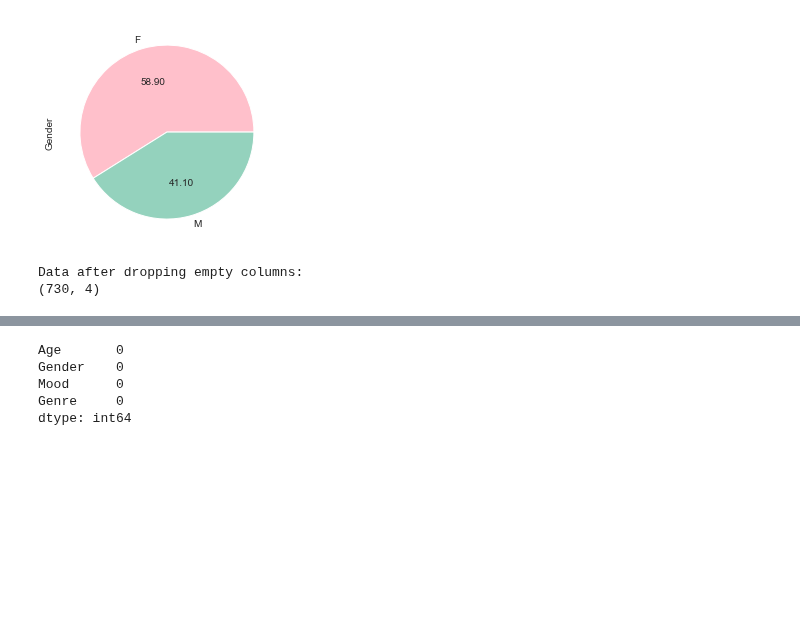
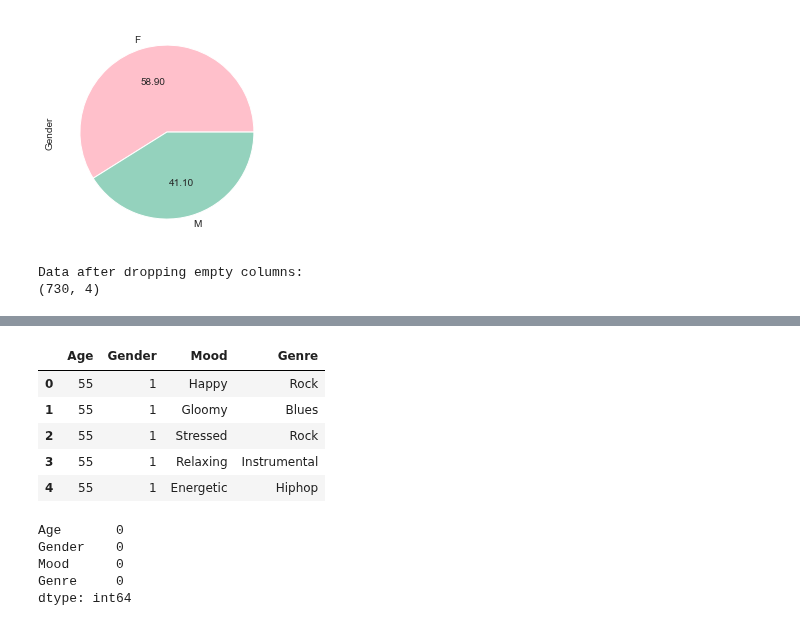
Before and after one commit to NAyeshaKhan/Music_Recommendation_App, a Jupyter notebook: MusicApp/Test Music AI.ipynb, the cells around one changed output, grey strips where cells are left out. Cells and saved outputs as stored; diff of their text form; code cells hidden in the pictures; blank space fills up the shorter version.

```diff
--- a/MusicApp/Test Music AI.ipynb
+++ b/MusicApp/Test Music AI.ipynb
@@ -127,3 +133,12 @@ df.head(7)
+# %%
+df.head()
+# %% [output]
+|  | Age | Gender | Mood | Genre |
+| 0 | 55 | 1 | Happy | Rock |
+| 1 | 55 | 1 | Gloomy | Blues |
+| 2 | 55 | 1 | Stressed | Rock |
+| 3 | 55 | 1 | Relaxing | Instrumental |
+| 4 | 55 | 1 | Energetic | Hiphop |
 # %%
 #Checking for null values again
 df.isnull().sum()
```
Also changed, not shown: parts of 27 cells of this notebook, 2 other files.
